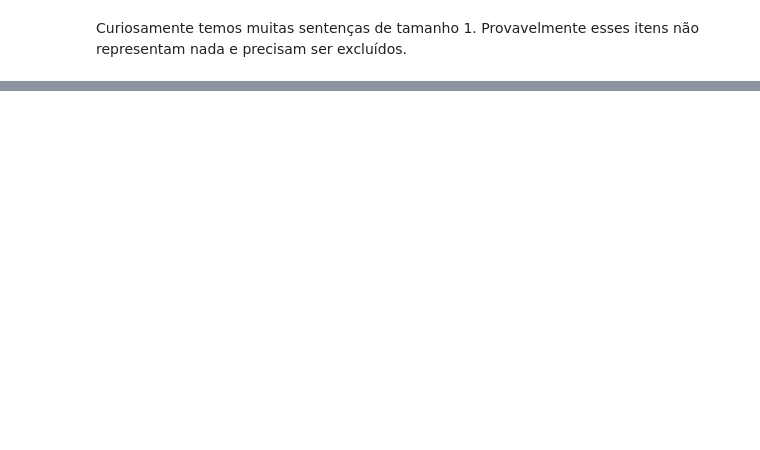
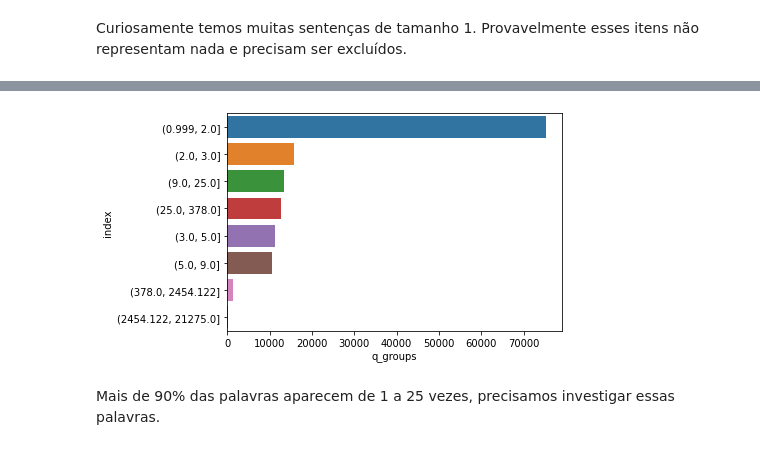
Before and after one commit to LucianoBatista/bncc-classifier, a Jupyter notebook: analysis/notebooks/luciano-01-01-eda.ipynb, the cells around one changed output, grey strips where cells are left out. Cells and saved outputs as stored; diff of their text form; code cells hidden in the pictures; blank space fills up the shorter version.

```diff
--- a/analysis/notebooks/luciano-01-01-eda.ipynb
+++ b/analysis/notebooks/luciano-01-01-eda.ipynb
@@ -96,0 +131,4 @@ df_c1
+# %%
+counting_tokens = Counter(tokens)
+# %%
+count_tokens_df = pd.DataFrame({"words": counting_tokens.keys(), "count": counting_tokens.values()})
@@ -96,0 +151,3 @@ df_c1
+# %%
+count_tokens_df["q_groups"] = pd.qcut(count_tokens_df["count"], q=[.1, .5, .6, .7, .8, .9, .99, .999, 1])
+count_tokens_df.value_counts("q_groups")
@@ -96,0 +165,3 @@ df_c1
+# %%
+count_tokens_df["q_groups"] = count_tokens_df["q_groups"].astype("str")
+count_tokens_df
@@ -96,0 +182,8 @@ df_c1
+# %%
+bins_to_plot = count_tokens_df["q_groups"].value_counts().reset_index()
+_ = sns.barplot(x="q_groups", y="index", data=bins_to_plot)
+plt.show()
+# %% [output]
+[figure, added]
+# %% [markdown]
+Mais de 90% das palavras aparecem de 1 a 25 vezes, precisamos investigar essas palavras.
```
Also changed, not shown: parts of 14 cells of this notebook, 2 other files.
